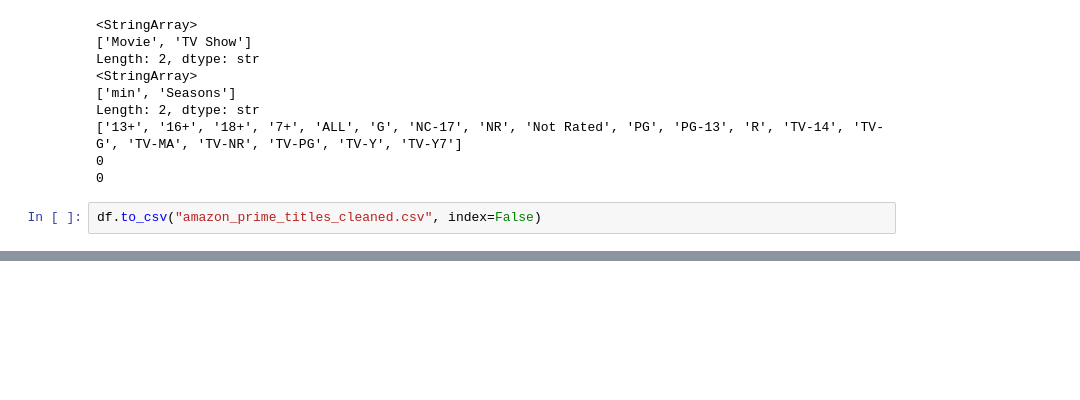
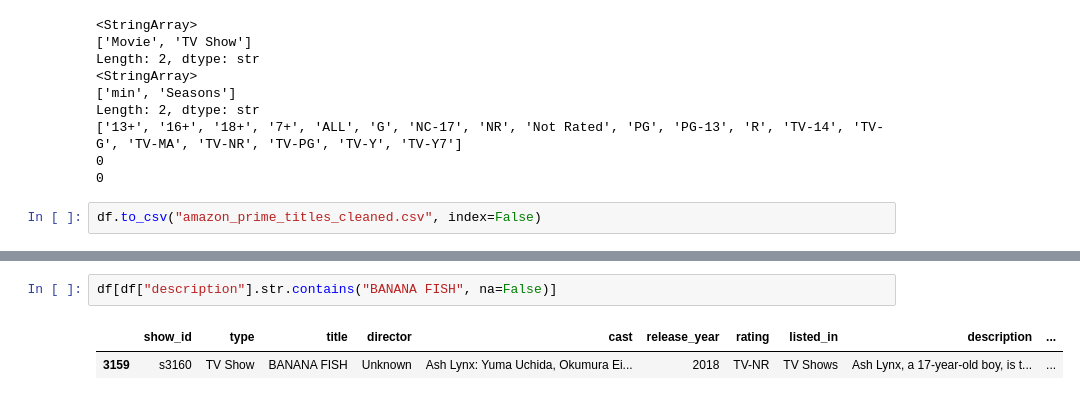
Before and after one commit to AhammedSameer46/bia-data-science, a Jupyter notebook: Data_Visulization/Data_cleaning/Amazon_ver1.ipynb, the cells around one changed output, grey strips where cells are left out. Cells and saved outputs as stored; diff of their text form; blank space fills up the shorter version.

```diff
--- a/Data_Visulization/Data_cleaning/Amazon_ver1.ipynb
+++ b/Data_Visulization/Data_cleaning/Amazon_ver1.ipynb
@@ -436,0 +443,5 @@ df.to_csv("amazon_prime_titles_cleaned.csv", index=False)
+# %%
+df[df["description"].str.contains("BANANA FISH", na=False)]
+# %% [output]
+|  | show_id | type | title | director | cast | release_year | rating | listed_in | description | ... |
+| 3159 | s3160 | TV Show | BANANA FISH | Unknown | Ash Lynx: Yuma Uchida, Okumura Ei... | 2018 | TV-NR | TV Shows | Ash Lynx, a 17-year-old boy, is t... | ... |
```
Also changed, not shown: parts of 5 cells of this notebook, 1 other file.
